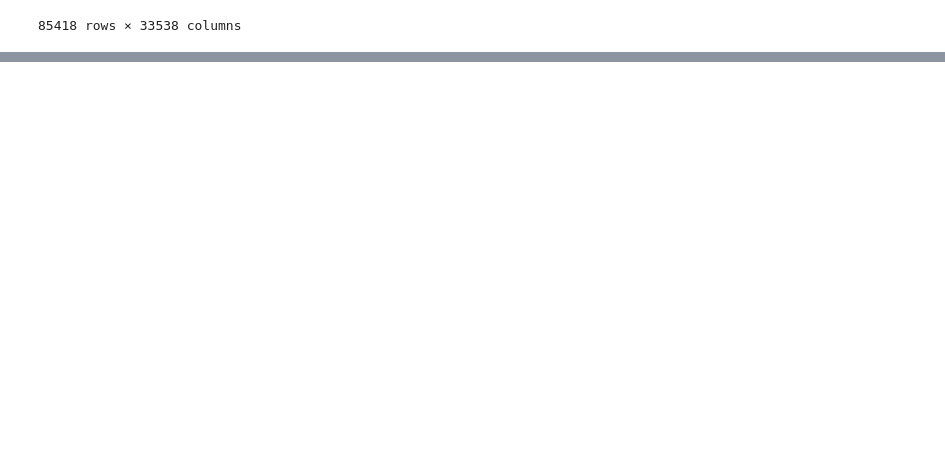
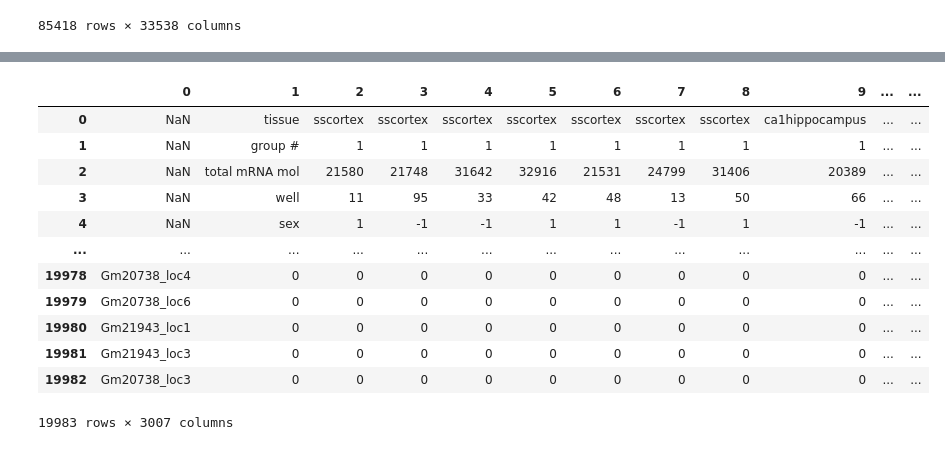
Before and after one commit to Neermita18/Spatial_gene_enhancement_bio_intern, a Jupyter notebook: scRNA+spatial_data.ipynb, the cells around one changed output, grey strips where cells are left out. Drawn from its saved outputs; the diff is of its cells as text; code cells hidden in the pictures; blank space fills up the shorter version.

```diff
--- a/scRNA+spatial_data.ipynb
+++ b/scRNA+spatial_data.ipynb
@@ -778,0 +819,16 @@ counts
+# %%
+cells
+# %% [output]
+|  | 0 | 1 | 2 | 3 | 4 | 5 | 6 | 7 | 8 | 9 | ... | ... |
+| 0 | NaN | tissue | sscortex | sscortex | sscortex | sscortex | sscortex | sscortex | sscortex | ca1hippocampus | ... | ... |
+| 1 | NaN | group # | 1 | 1 | 1 | 1 | 1 | 1 | 1 | 1 | ... | ... |
+| 2 | NaN | total mRNA mol | 21580 | 21748 | 31642 | 32916 | 21531 | 24799 | 31406 | 20389 | ... | ... |
+| 3 | NaN | well | 11 | 95 | 33 | 42 | 48 | 13 | 50 | 66 | ... | ... |
+| 4 | NaN | sex | 1 | -1 | -1 | 1 | 1 | -1 | 1 | -1 | ... | ... |
+| ... | ... | ... | ... | ... | ... | ... | ... | ... | ... | ... | ... | ... |
+| 19978 | Gm20738_loc4 | 0 | 0 | 0 | 0 | 0 | 0 | 0 | 0 | 0 | ... | ... |
+| 19979 | Gm20738_loc6 | 0 | 0 | 0 | 0 | 0 | 0 | 0 | 0 | 0 | ... | ... |
+| 19980 | Gm21943_loc1 | 0 | 0 | 0 | 0 | 0 | 0 | 0 | 0 | 0 | ... | ... |
+| 19981 | Gm21943_loc3 | 0 | 0 | 0 | 0 | 0 | 0 | 0 | 0 | 0 | ... | ... |
+| 19982 | Gm20738_loc3 | 0 | 0 | 0 | 0 | 0 | 0 | 0 | 0 | 0 | ... | ... |
+19983 rows × 3007 columns
```
Also changed, not shown: parts of 24 cells of this notebook.
